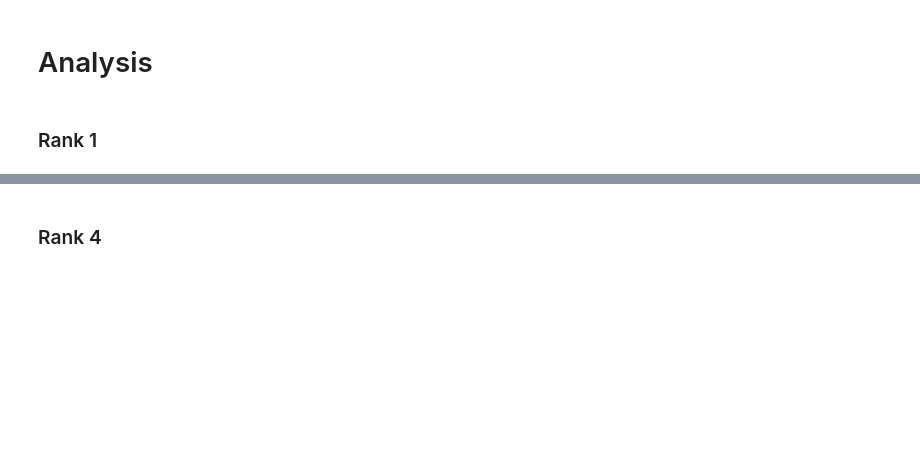
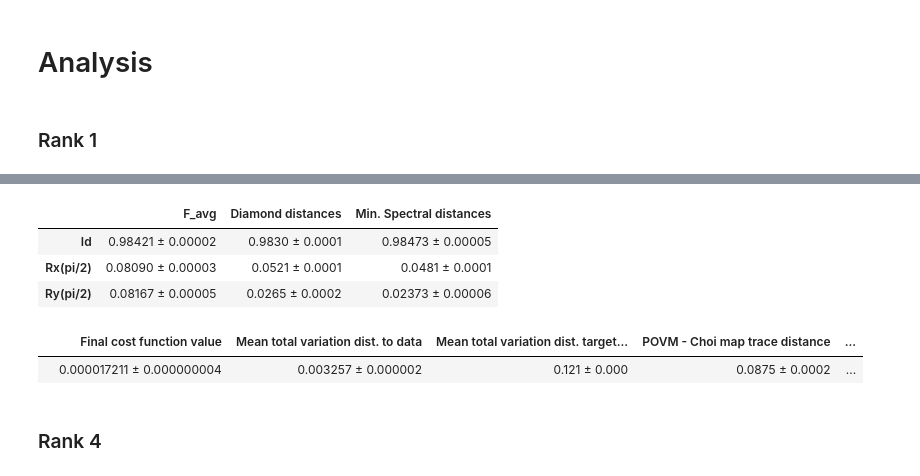
Before and after one commit to rabrie/qibocal, a Jupyter notebook: qw5q-single-qubit/qw5q-single.ipynb, the cells around one changed output, grey strips where cells are left out. Saved outputs shown, nothing was run; the diff lists cells and outputs as text; code cells hidden in the pictures; blank space fills up the shorter version.

```diff
--- a/qw5q-single-qubit/qw5q-single.ipynb
+++ b/qw5q-single-qubit/qw5q-single.ipynb
@@ -206,3 +188,28 @@ for i in range(1,4):
+# %%
+df_g_err = pd.DataFrame({
+    "F_avg": [number_to_str(df_g.values[0,i], percentiles_g[0,0,i]) for i in range(len(gate_labels))],
+    "Diamond distances": [number_to_str(df_g.values[1,i], percentiles_g[0,1,i]) for i in range(len(gate_labels))],
+    "Min. Spectral distances": [number_to_str(df_g.values[2,i], percentiles_g[0,2,i]) for i in range(len(gate_labels))]
+})
+df_o_err = pd.DataFrame({
+    "Final cost function value": number_to_str(df_o.values[0,0], percentiles_o[0]),
+    "Mean total variation dist. to data": number_to_str(df_o.values[0,1], percentiles_o[1]),
+    "Mean total variation dist. target to data": number_to_str(df_o.values[0,2], percentiles_o[2]),
+    "POVM - Choi map trace distance": number_to_str(df_o.values[0,3], percentiles_o[3]),
+    "State - Trace distance": number_to_str(df_o.values[0,4], percentiles_o[4]),
+}, index = [0])
+df_g_err.rename(index=gate_labels, inplace = True)
+df_o_err.rename(index={0: ""}, inplace = True)
+# %%
+display(df_g_err)
+display(df_o_err)
+# %% [output]
+|  | F_avg | Diamond distances | Min. Spectral distances |
+| Id | 0.98421 ± 0.00002 | 0.9830 ± 0.0001 | 0.98473 ± 0.00005 |
+| Rx(pi/2) | 0.08090 ± 0.00003 | 0.0521 ± 0.0001 | 0.0481 ± 0.0001 |
+| Ry(pi/2) | 0.08167 ± 0.00005 | 0.0265 ± 0.0002 | 0.02373 ± 0.00006 |
+|  | Final cost function value | Mean total variation dist. to data | Mean total variation dist. target... | POVM - Choi map trace distance | ... |
+|  | 0.000017211 ± 0.000000004 | 0.003257 ± 0.000002 | 0.121 ± 0.000 | 0.0875 ± 0.0002 | ... |
 # %% [markdown]
 ### Rank 4
 # %%
```
Also changed, not shown: parts of 9 cells of this notebook, 2 other files.
